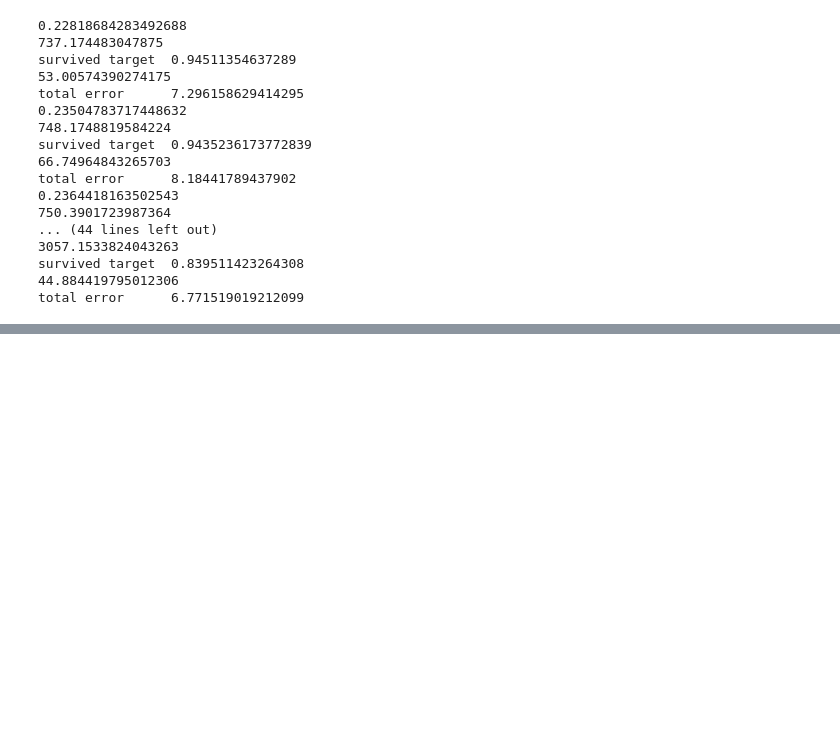
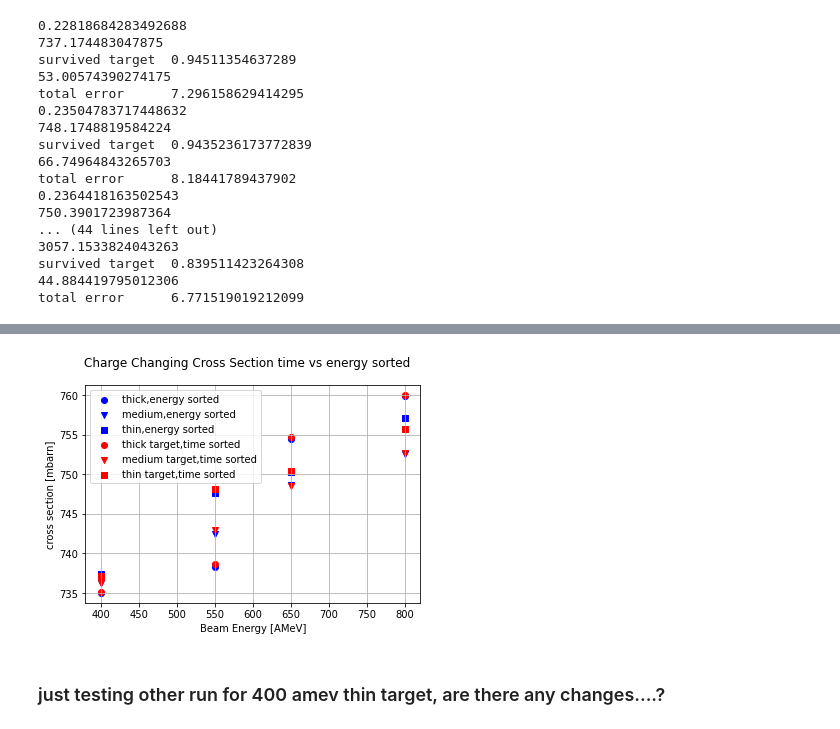
Before and after one commit to jenegger/r3bweek24_gsi, a Jupyter notebook: preliminary_charge_chaning_methods.ipynb, the cells around one changed output, grey strips where cells are left out. Drawn from its saved outputs; the diff is of its cells as text; code cells hidden in the pictures; blank space fills up the shorter version.

```diff
--- a/preliminary_charge_chaning_methods.ipynb
+++ b/preliminary_charge_chaning_methods.ipynb
@@ -758,0 +768,27 @@ ax.legend()
+# %%
+fig, ax = plt.subplots()
+#fig.tight_layout()
+energy = [400,550,650,800]
+#ax.set_ylim([720,800])
+ax.scatter(energy,cccs_border_3_5_thick_energy,label="thick,energy sorted",color='blue',marker="o")
+#energy = [405,555,655,805]
+ax.scatter(energy,cccs_border_3_5_medium_energy,label="medium,energy sorted",color='blue',marker="v")
+#energy = [410,560,660,810]
+ax.scatter(energy,cccs_border_3_5_thin_energy,label="thin,energy sorted",color='blue',marker="s")
+#energy = [400,550,650,800]
+#ax.set_ylim([720,800])
+ax.scatter(energy,cccs_border_3_5_thick,label="thick target,time sorted",color='red',marker="o")
+#energy = [405,555,655,805]
+ax.scatter(energy,cccs_border_3_5_medium,label="medium target,time sorted",color='red',marker="v")
+#energy = [410,560,660,810]
+ax.scatter(energy,cccs_border_3_5_thin,label="thin target,time sorted",color='red',marker="s")
+ax.grid()
+ax.set_xlabel("Beam Energy [AMeV]")
+ax.set_ylabel("cross section [mbarn]")
+ax.legend()
+fig.suptitle(r"Charge Changing Cross Section time vs energy sorted")
+plt.savefig('cccs_time_vs_engergy_sorted.png',dpi=150)
+# %% [output]
+[figure, added]
+# %% [markdown]
+### just testing other run for 400 amev thin target, are there any changes....?
```
Also changed, not shown: parts of 20 cells of this notebook, 31 other files.
